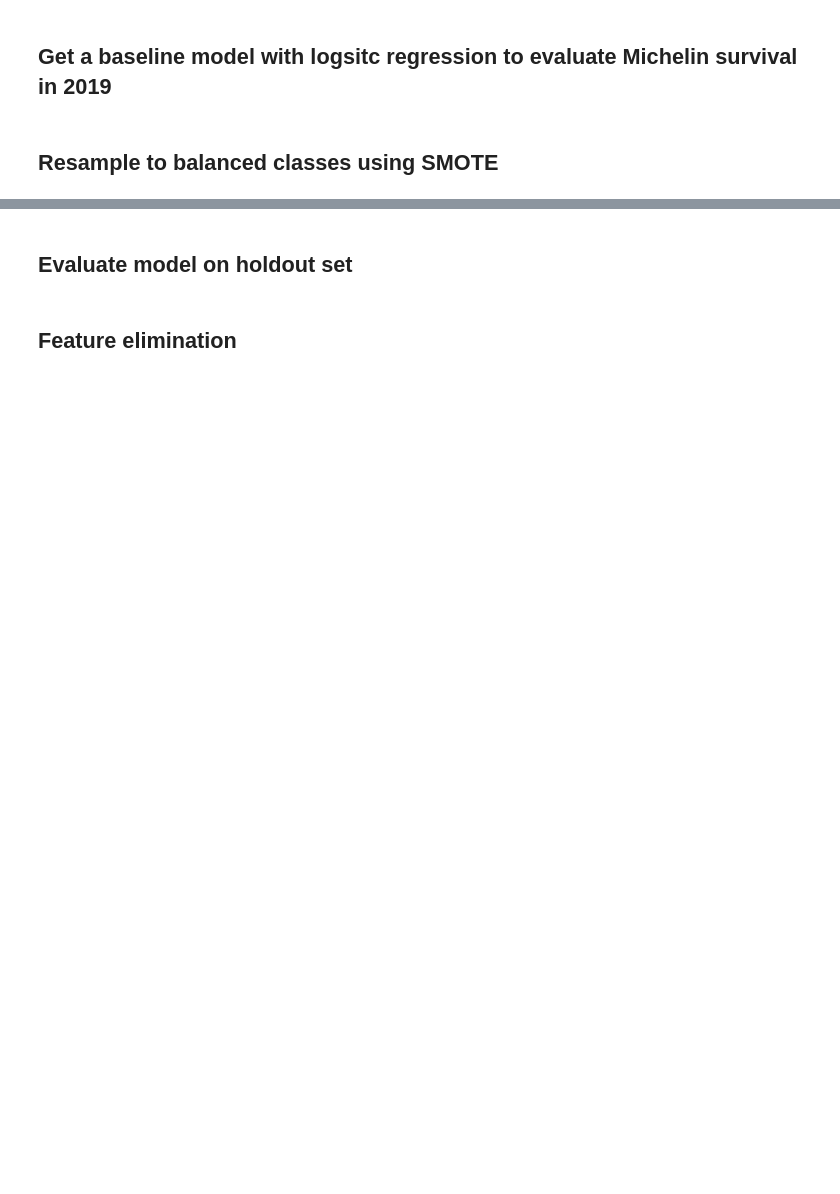
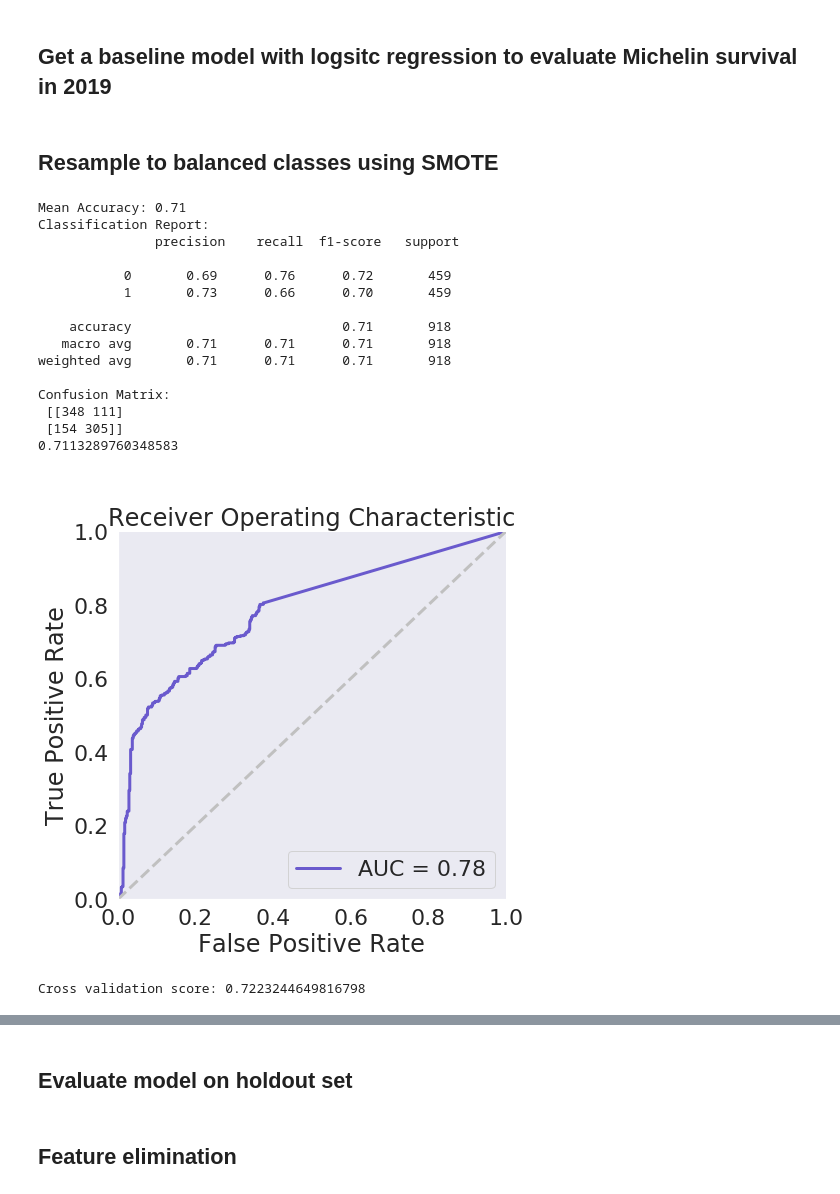
Before and after one commit to ysheynin/Michelin_Survivor_NYC, a Jupyter notebook: Michelin Survival Analysis.ipynb, the cells around one changed output, grey strips where cells are left out. Saved outputs shown, nothing was run; the diff lists cells and outputs as text; code cells hidden in the pictures; blank space fills up the shorter version.

```diff
--- a/Michelin Survival Analysis.ipynb
+++ b/Michelin Survival Analysis.ipynb
@@ -437,7 +451,7 @@ yelp_data = get_review_topic_weights()
 ## Get train and holdout data for a specific year
 Holdout data corresponds to all the yelp data up to 1 year + 100 days before 1/1 of the predicted year, holdout corresponds to all the data including up to 100 days before the predicted year
 # %%
-predict_year   = 2009
+predict_year   = 2019
 train, holdout = get_train_and_holdout(predict_year, michelin_data, yelp_data)
 # %%
 train['X'].first_review
@@ -479,11 +475,29 @@ print('Cross validation score: {}'.format(score))
 # %%
 resampled_train = {'X' : pd.DataFrame(), 'y': pd.Series()}
 resampled_train['X'], resampled_train['y'] = make_resampled(train['X'], train['y'])
 
-clf = LogisticRegression(C = .1)
-clf = run_model(resampled_train, resampled_train, cols = resampled_train['X'].columns,  clf = clf)
+clf = LogisticRegression(C = 0.05)
+clf = run_model(resampled_train, resampled_train, cols = resampled_train['X'].columns,  clf = clf, thresh = .45)
 
 score = cross_val_score(clf, resampled_train['X'], resampled_train['y'], cv = 10, scoring= 'roc_auc').mean()
 print('Cross validation score: {}'.format(score))
+# %% [output]
+Mean Accuracy: 0.71
+Classification Report:
+               precision    recall  f1-score   support
+
+           0       0.69      0.76      0.72       459
+           1       0.73      0.66      0.70       459
+
+    accuracy                           0.71       918
+   macro avg       0.71      0.71      0.71       918
+weighted avg       0.71      0.71      0.71       918
+
+Confusion Matrix:
+ [[348 111]
+ [154 305]]
+0.7113289760348583
+[figure, added]
+Cross validation score: 0.7223244649816798
 # %%
 coefs_abs = pd.Series(clf.coef_[0], index = train['X'].columns).sort_values(ascending = True)
```
Also changed, not shown: parts of 20 cells of this notebook, 44 other files.
